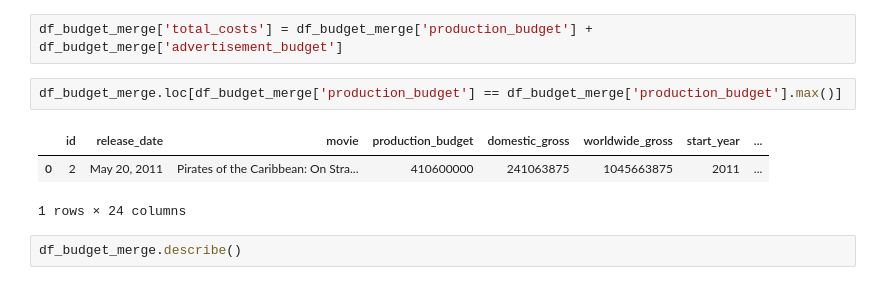
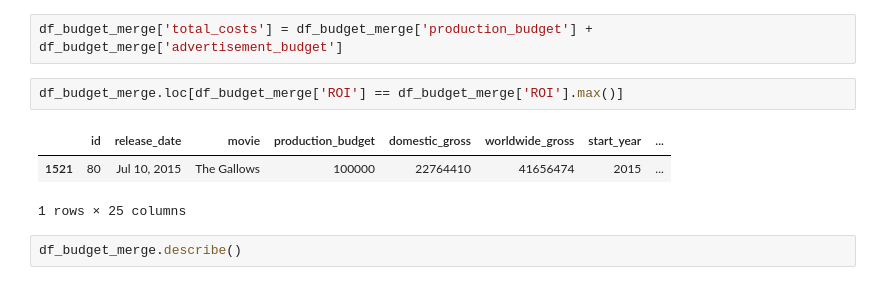
Before and after one commit to danvalen1/Film-Industry-Analysis, a Jupyter notebook: mak.ipynb, the cells around one changed output. Cells and saved outputs as stored; diff of their text form.

```diff
--- a/mak.ipynb
+++ b/mak.ipynb
@@ -348,11 +349,11 @@ df_budget_merge['ROI'] = df_budget_merge['profit'] / (df_budget_merge['productio
 # %%
 df_budget_merge['total_costs'] = df_budget_merge['production_budget'] + df_budget_merge['advertisement_budget']
 # %%
-df_budget_merge.loc[df_budget_merge['production_budget'] == df_budget_merge['production_budget'].max()]
+df_budget_merge.loc[df_budget_merge['ROI'] == df_budget_merge['ROI'].max()]
 # %% [output]
 |  | id | release_date | movie | production_budget | domestic_gross | worldwide_gross | start_year | ... |
-| 0 | 2 | May 20, 2011 | Pirates of the Caribbean: On Stra... | 410600000 | 241063875 | 1045663875 | 2011 | ... |
+| 1521 | 80 | Jul 10, 2015 | The Gallows | 100000 | 22764410 | 41656474 | 2015 | ... |
-1 rows × 24 columns
+1 rows × 25 columns
 # %%
 df_budget_merge.describe()
 # %% [output]
```
Also changed, not shown: parts of 27 cells of this notebook.
